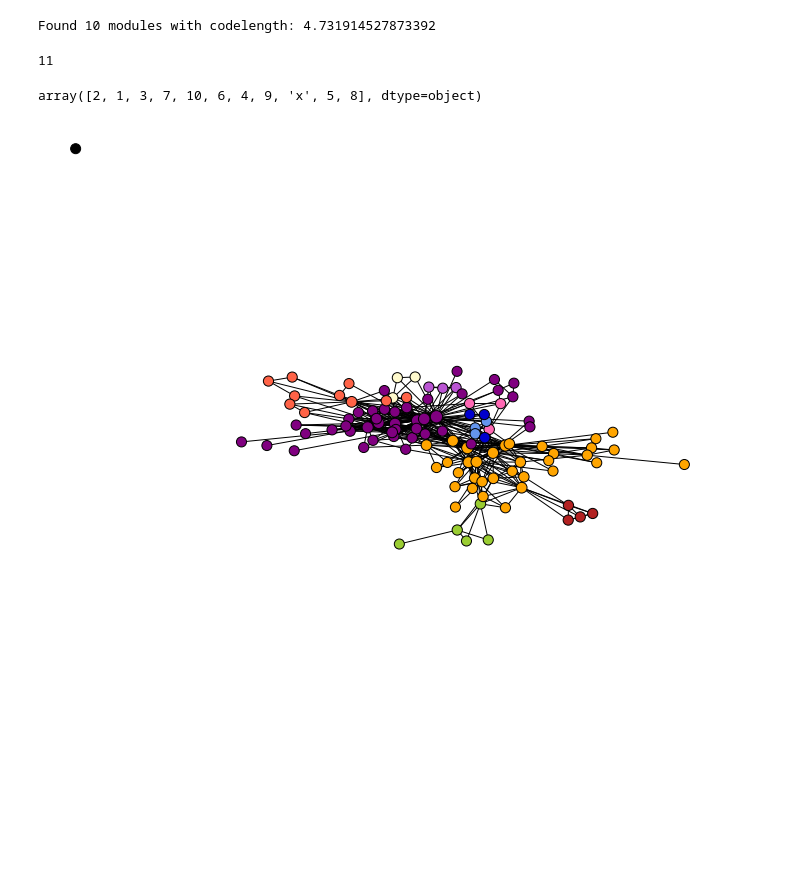
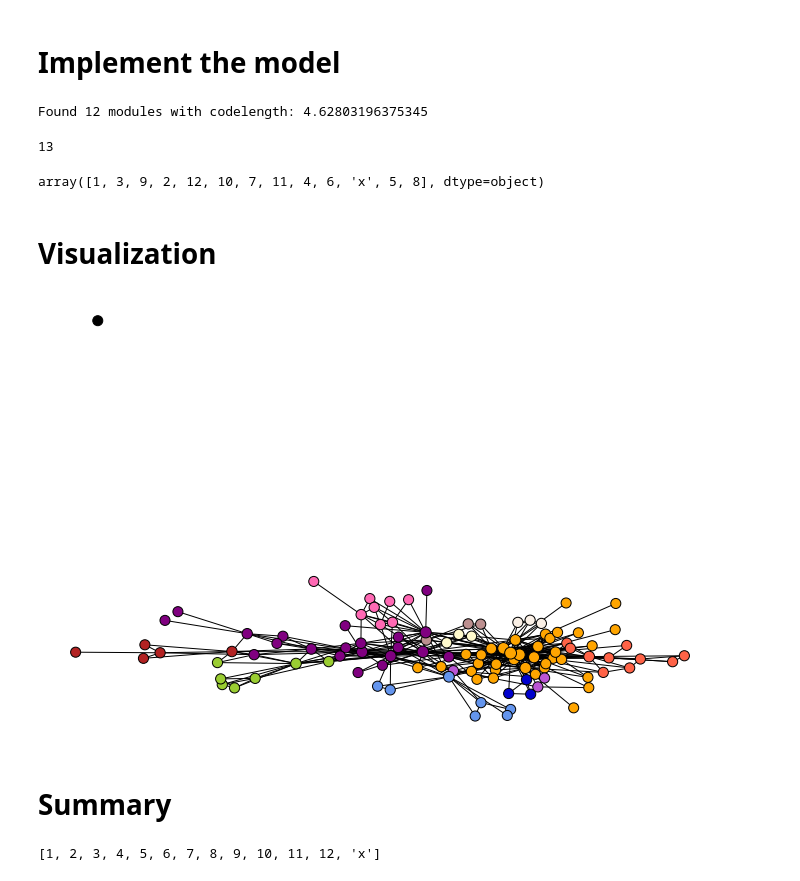
Before and after one commit to voravich-ch/net-analytics-mtp, a Jupyter notebook: scripts/infomap.ipynb, the cells around one changed output. Drawn from its saved outputs; the diff is of its cells as text; code cells hidden in the pictures; blank space fills up the shorter version.

```diff
--- a/scripts/infomap.ipynb
+++ b/scripts/infomap.ipynb
@@ -10,0 +16,7 @@ import infomap
+# %%
+# setup data path
+base_path = os.path.join('..', 'datasets')
+file_path = os.path.join(base_path, 'starwars-full-interactions.json')
+
+with open(file_path) as json_file:
+    data = json.load(json_file)
@@ -43,13 +51,17 @@ G.add_edges_from(edges_list, edge_attr =df_edges.value)
+# %% [markdown]
+# Implement the model
 # %%
-im = infomap.Infomap("--two-level")
+im = infomap.Infomap()
 
 for i in range(len(df_edges)):
+    # add edges and weights
     im.add_link(df_edges.source[i], df_edges.target[i], df_edges.value[i])
-
+# run the model
 im.run()
 
 print(f"Found {im.num_top_modules} modules with codelength: {im.codelength}")
 
+# get a dictionary with node id as key and respective community as value
 communities = im.get_modules()
 # if isolated node is observed, add that node the community 'x' which classified that the node has no community
 for node in G.nodes:
@@ -57,48 +69,52 @@ for node in G.nodes:
         communities[node] = 'x'
 nx.set_node_attributes(G, communities, 'community')
 # %% [output]
-Found 10 modules with codelength: 4.731914527873392
+Found 12 modules with codelength: 4.62803196375345
 # %%
 # +1 from because there are isolated nodes
 len(pd.Series(nx.get_node_attributes(G, 'community').values()).unique())
 # %% [output]
-11
+13
 # %%
 pd.Series(nx.get_node_attributes(G, 'community').values()).unique()
 # %% [output]
-array([2, 1, 3, 7, 10, 6, 4, 9, 'x', 5, 8], dtype=object)
+array([1, 3, 9, 2, 12, 10, 7, 11, 4, 6, 'x', 5, 8], dtype=object)
+# %% [markdown]
+# Visualization
 # %%
 # plot decoration
 plt.figure(figsize=(12, 8))
 
 # map the color of each node with its community
 colors = ['black', 'orange', 'purple', 'tomato', 'cornflowerblue', 'yellowgreen',
-      'hotpink', 'lemonchiffon', 'firebrick', 'mediumblue', 'mediumorchid']
+      'hotpink', 'lemonchiffon', 'firebrick', 'mediumblue', 'mediumorchid', 'rosybrown', 'linen']
 color_map = []
 # loop over nodes in G
 for node in G:
     if communities[node] == 'x':
         color_map.append(colors[0])
     else:
         color_map.append(colors[communities[node]])
 
 # position map
 pos = nx.spring_layout(G)
 
 # community index
 communities = [c for c in nx.get_node_attributes(G, 'community').values()]
 num_communities = len(pd.Series(communities).unique())
 
 # edges
 nx.draw_networkx_edges(G, pos)
 
 # nodes
 node_collection = nx.draw_networkx_nodes(
 G, pos=pos, node_color = color_map, edgecolors= 'black',
 node_size = [v+1 * 100 for v in dict(G.degree).values()])
 
 plt.axis('off')
 pathlib.Path("output").mkdir(exist_ok=True)
 plt.savefig("output/infomap.png")
 # %% [output]
-[figure, old version]
+[figure, new version]
+# %% [markdown]
+# Summary
@@ -104,0 +129,9 @@ plt.savefig("output/infomap.png")
+# %%
+# manage result data
+key_list = list(commu_dict.keys())
+key_list.remove('x')
+key_list = sorted(key_list)
+key_list.append('x')
+key_list
+# %% [output]
+[1, 2, 3, 4, 5, 6, 7, 8, 9, 10, 11, 12, 'x']
```
Also changed, not shown: parts of 15 cells of this notebook, 22 other files.
